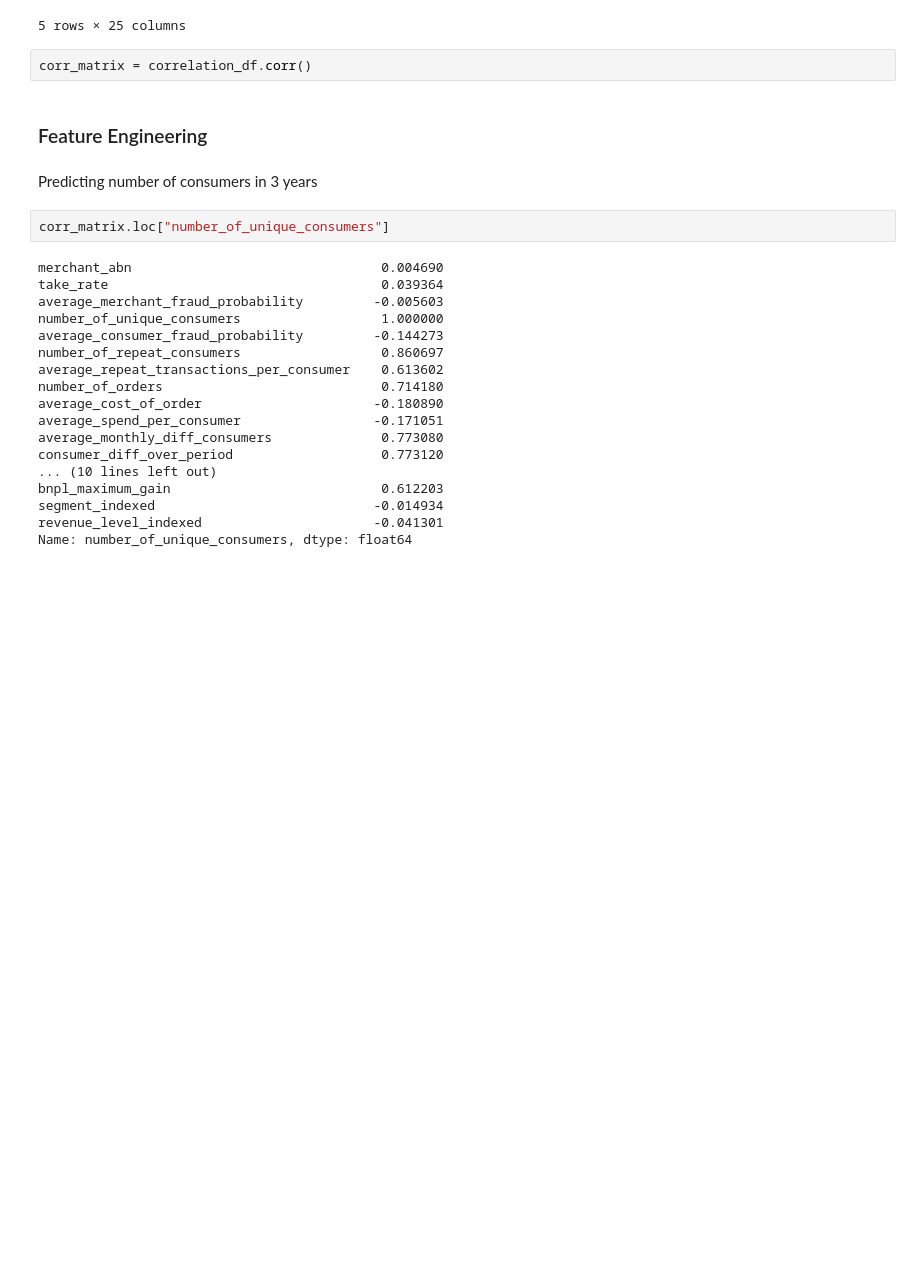
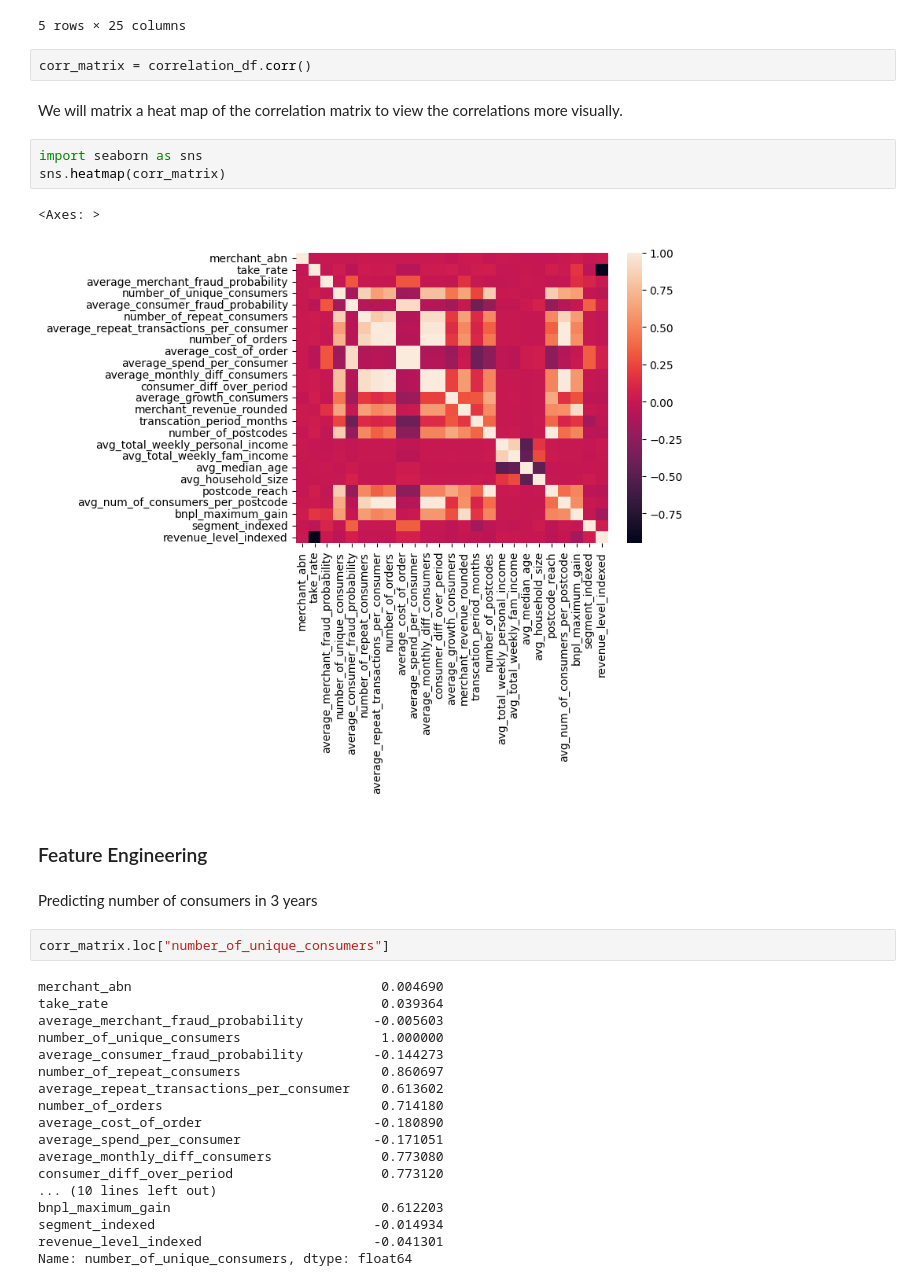
Before and after one commit to jameslafontaine/unimelb-mast30034-industry-project, a Jupyter notebook: notebooks/analysis/insights/feature_engineering.ipynb, the cells around one changed output. Drawn from its saved outputs; the diff is of its cells as text; blank space fills up the shorter version.

```diff
--- a/notebooks/analysis/insights/feature_engineering.ipynb
+++ b/notebooks/analysis/insights/feature_engineering.ipynb
@@ -119,6 +76,14 @@ correlation_df.head()
 5 rows × 25 columns
 # %%
 corr_matrix = correlation_df.corr()
+# %% [markdown]
+We will matrix a heat map of the correlation matrix to view the correlations more visually.
+# %%
+import seaborn as sns
+sns.heatmap(corr_matrix)
+# %% [output]
+<Axes: >
+[figure, added]
 # %% [markdown]
 ### Feature Engineering
 # %% [markdown]
```
Also changed, not shown: parts of 39 cells of this notebook.
